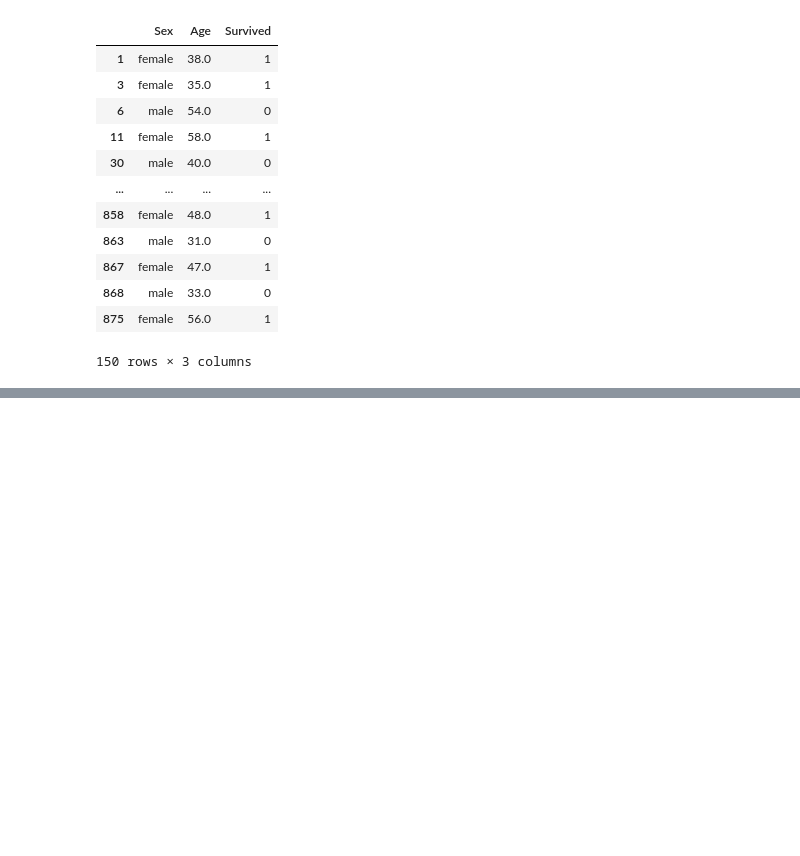
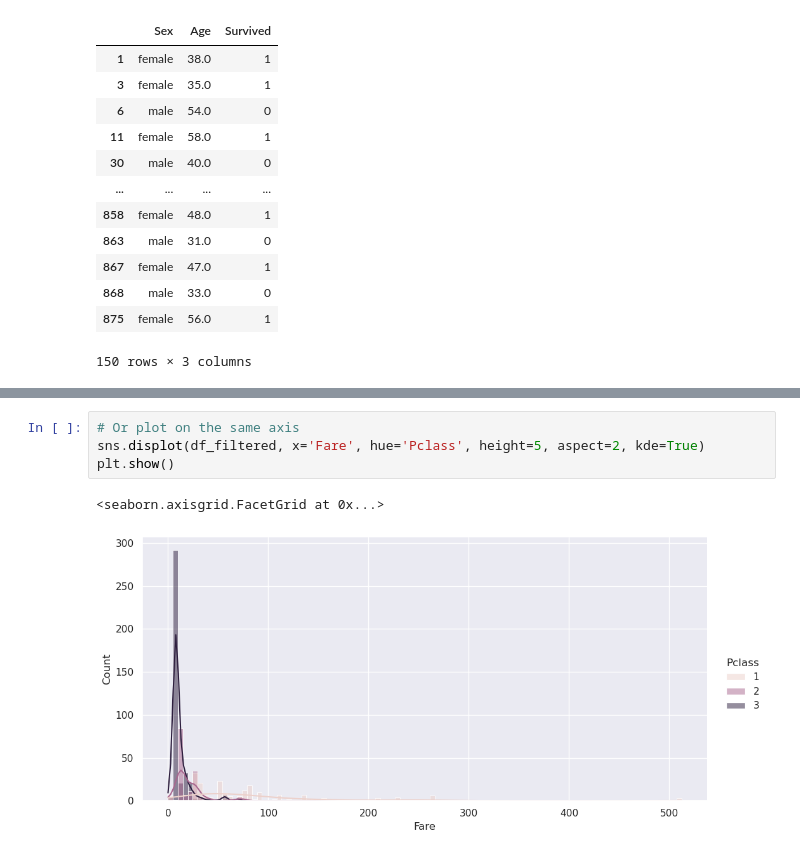
Before and after one commit to hr-ge/Python-for-clinicians, a Jupyter notebook: week2.ipynb, the cells around one changed output, grey strips where cells are left out. Saved outputs shown, nothing was run; the diff lists cells and outputs as text; blank space fills up the shorter version.

```diff
--- a/week2.ipynb
+++ b/week2.ipynb
@@ -251,0 +307,7 @@ df_filtered
+# %%
+# Or plot on the same axis
+sns.displot(df_filtered, x='Fare', hue='Pclass', height=5, aspect=2, kde=True)
+plt.show()
+# %% [output]
+<seaborn.axisgrid.FacetGrid at 0x...>
+[figure, added]
```
Also changed, not shown: parts of 12 cells of this notebook.
